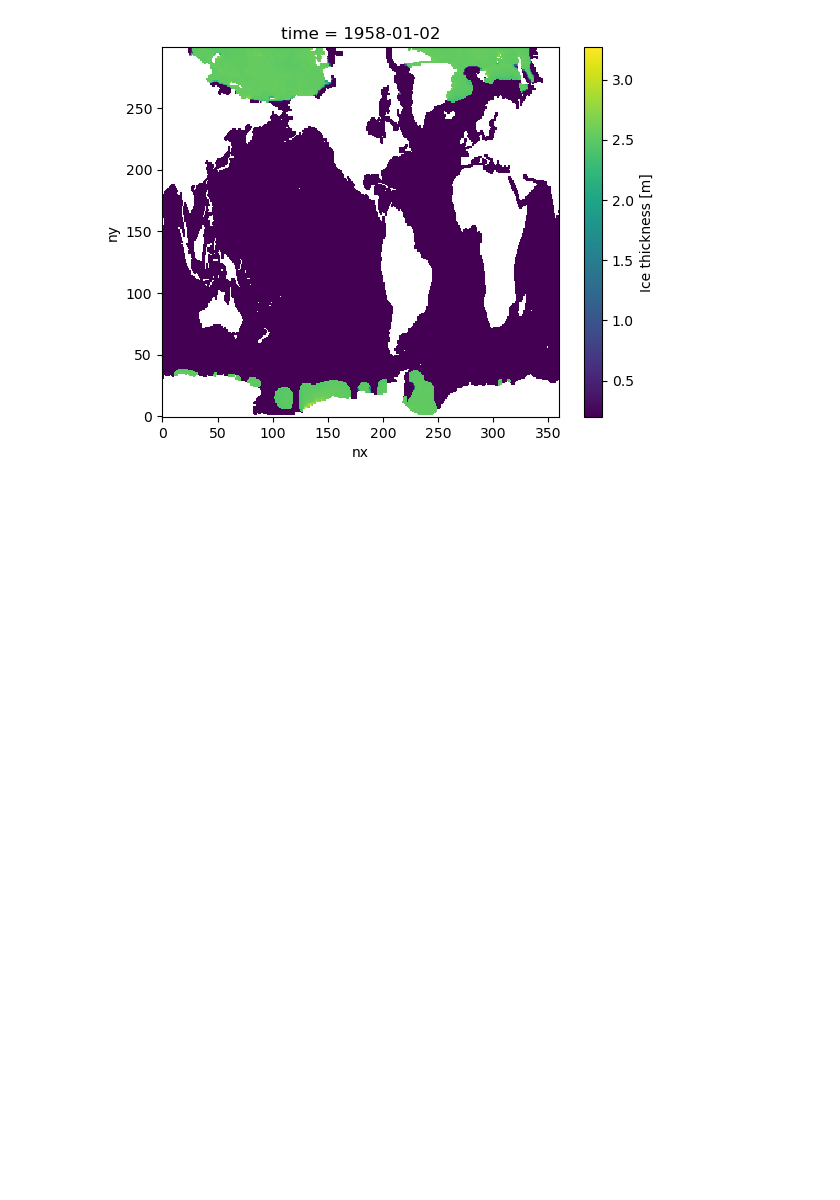
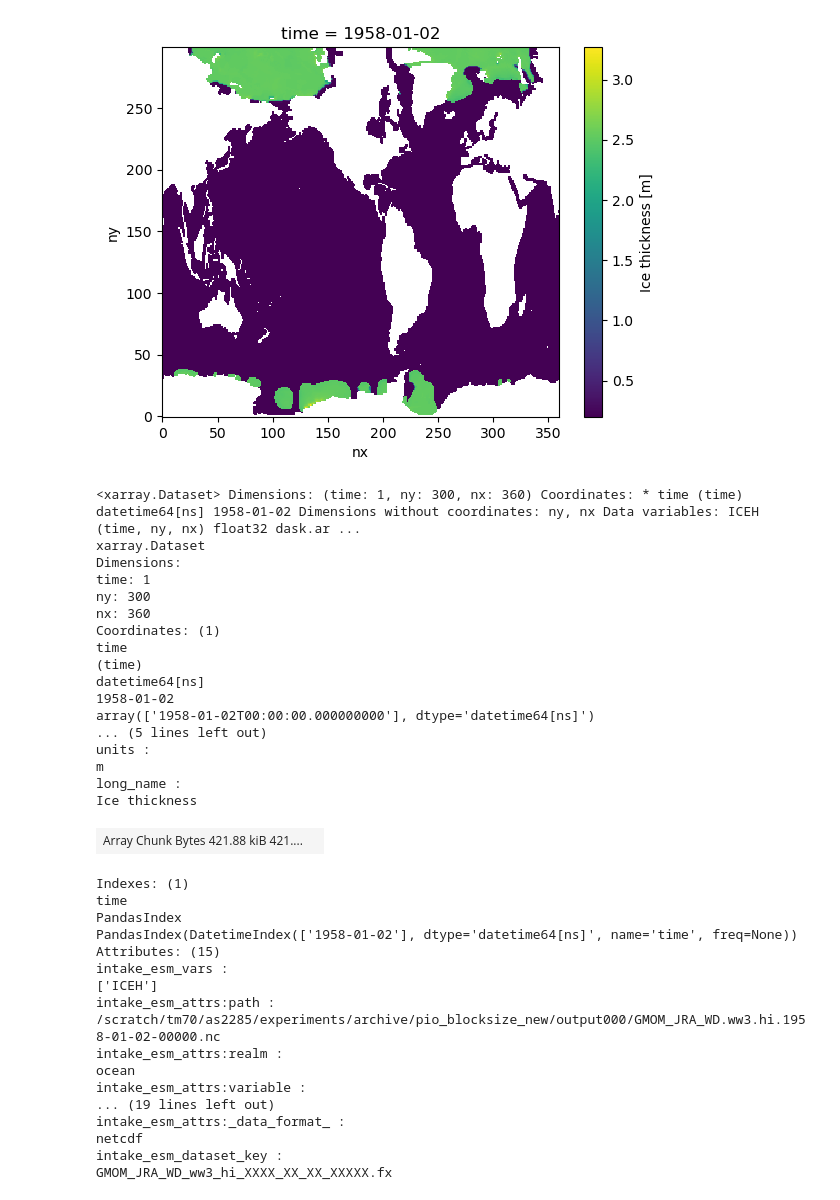
Before and after one commit to anton-seaice/sandbox, a Jupyter notebook: cat_om3_builder.ipynb, the cells around one changed output. Saved outputs shown, nothing was run; the diff lists cells and outputs as text; code cells hidden in the pictures; blank space fills up the shorter version.

```diff
--- a/cat_om3_builder.ipynb
+++ b/cat_om3_builder.ipynb
@@ -234,3 +351,41 @@ ds.ICEH.plot()
 # %% [output]
 <matplotlib.collections.QuadMesh at 0x...>
 [figure]
+# %%
+ds
+# %% [output]
+<xarray.Dataset> Dimensions: (time: 1, ny: 300, nx: 360) Coordinates: * time (time) datetime64[ns] 1958-01-02 Dimensions without coordinates: ny, nx Data variables: ICEH (time, ny, nx) float32 dask.ar ...
+xarray.Dataset
+Dimensions:
+time: 1
+ny: 300
+nx: 360
+Coordinates: (1)
+time
+(time)
+datetime64[ns]
+1958-01-02
+array(['1958-01-02T00:00:00.000000000'], dtype='datetime64[ns]')
+... (5 lines left out)
+units :
+m
+long_name :
+Ice thickness
+| Array Chunk Bytes 421.88 kiB 421.... |  |
+Indexes: (1)
+time
+PandasIndex
+PandasIndex(DatetimeIndex(['1958-01-02'], dtype='datetime64[ns]', name='time', freq=None))
+Attributes: (15)
+intake_esm_vars :
+['ICEH']
+intake_esm_attrs:path :
+/scratch/tm70/as2285/experiments/archive/pio_blocksize_new/output000/GMOM_JRA_WD.ww3.hi.1958-01-02-00000.nc
+intake_esm_attrs:realm :
+ocean
+intake_esm_attrs:variable :
+... (19 lines left out)
+intake_esm_attrs:_data_format_ :
+netcdf
+intake_esm_dataset_key :
+GMOM_JRA_WD_ww3_hi_XXXX_XX_XX_XXXXX.fx
```
Also changed, not shown: parts of 25 cells of this notebook, 9 other files.
